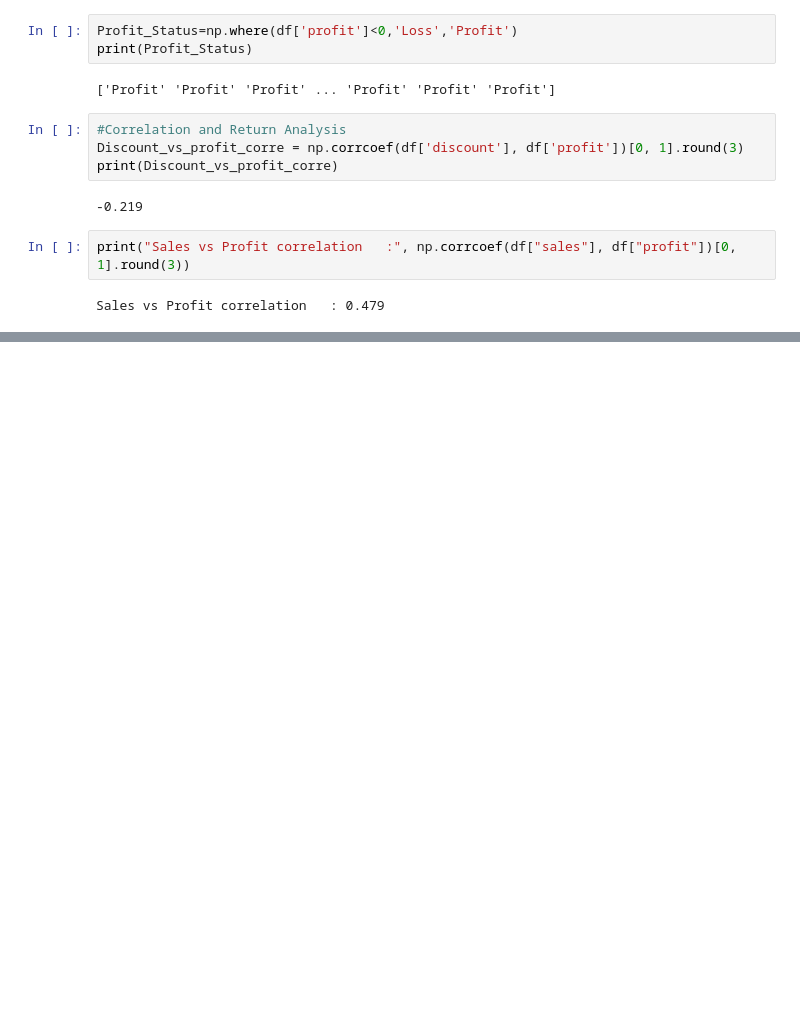
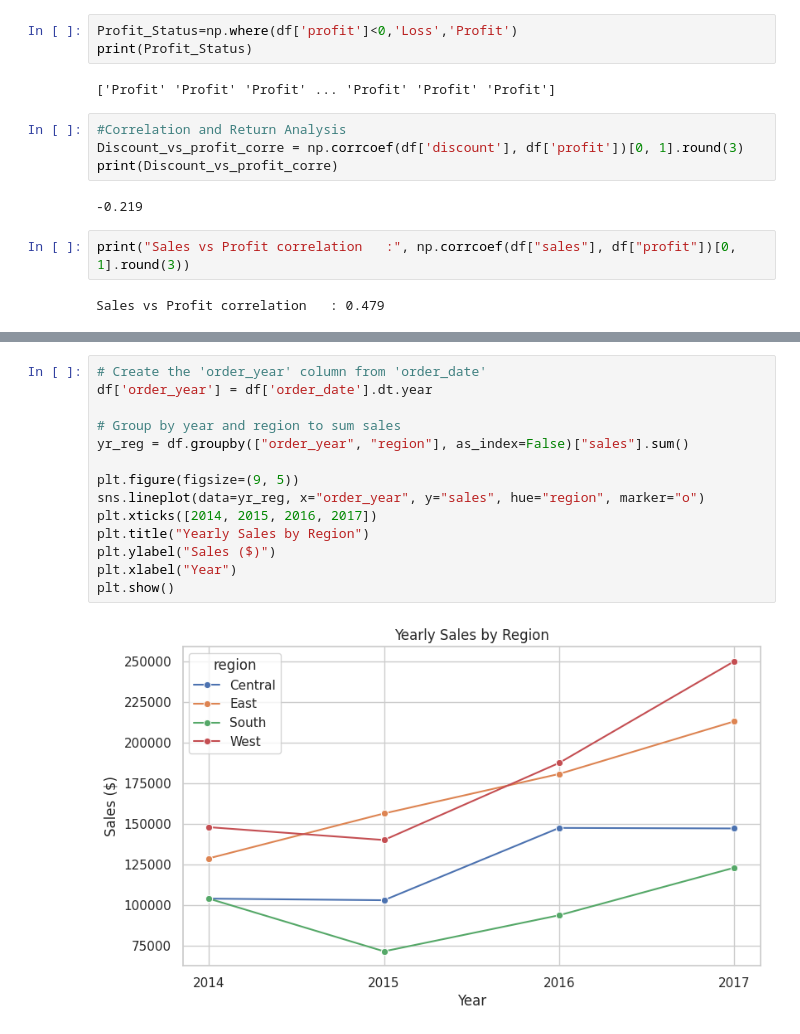
Before and after one commit to ZainulAbideen000748/Machine-Learning-Project, a Jupyter notebook: Python_Project_Panda,_Numpy,_Seaborn.ipynb, the cells around one changed output, grey strips where cells are left out. Cells and saved outputs as stored; diff of their text form; blank space fills up the shorter version.

```diff
--- a/Python_Project_Panda,_Numpy,_Seaborn.ipynb
+++ b/Python_Project_Panda,_Numpy,_Seaborn.ipynb
@@ -363,0 +382,16 @@ Sales vs Profit correlation   : 0.479
+# %%
+# Create the 'order_year' column from 'order_date'
+df['order_year'] = df['order_date'].dt.year
+
+# Group by year and region to sum sales
+yr_reg = df.groupby(["order_year", "region"], as_index=False)["sales"].sum()
+
+plt.figure(figsize=(9, 5))
+sns.lineplot(data=yr_reg, x="order_year", y="sales", hue="region", marker="o")
+plt.xticks([2014, 2015, 2016, 2017])
+plt.title("Yearly Sales by Region")
+plt.ylabel("Sales ($)")
+plt.xlabel("Year")
+plt.show()
+# %% [output]
+[figure, added]
```
Also changed, not shown: parts of 4 cells of this notebook.
